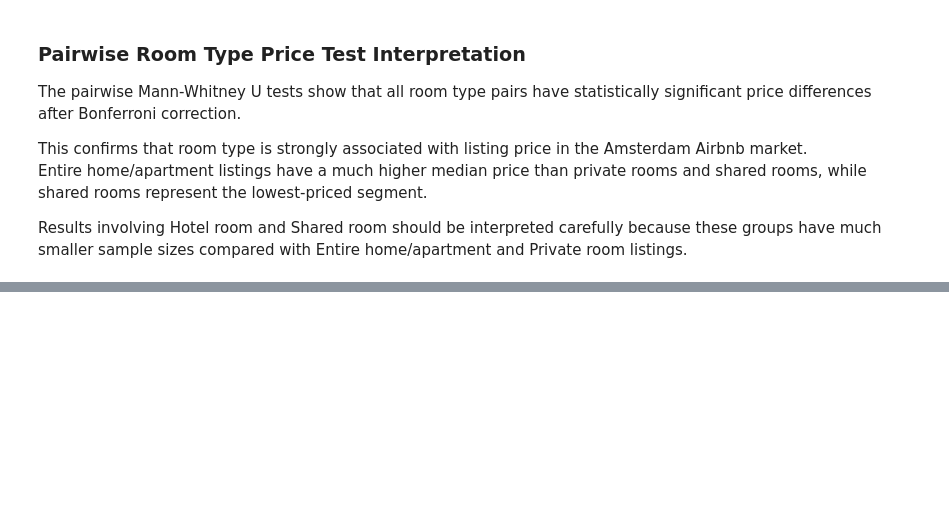
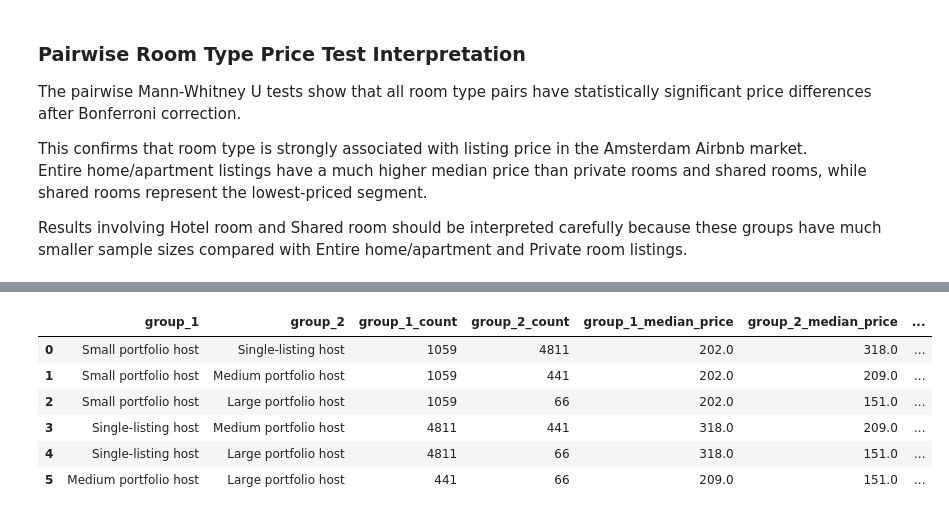
Before and after one commit to Tnadeeja/Inside-Airbnb-Market-Intelligence-Platform-Data-Engineering-Analytics-AI, a Jupyter notebook: notebooks/04_statistical_analysis.ipynb, the cells around one changed output, grey strips where cells are left out. Cells and saved outputs as stored; diff of their text form; code cells hidden in the pictures; blank space fills up the shorter version.

Commit message:
Add host portfolio price statistical tests

```diff
--- a/notebooks/04_statistical_analysis.ipynb
+++ b/notebooks/04_statistical_analysis.ipynb
@@ -313,0 +322,9 @@ Results involving Hotel room and Shared room should be interpreted carefully bec
+# %%
+host_price_df = stats_price_df[
+    stats_price_df["host_portfolio_segment"].notna() &
+    (stats_price_df["host_portfolio_segment"] != "Unknown Host")
+].copy()
+
+print("Valid price listings:", len(stats_price_df))
+print("Listings used for host portfolio price test:", len(host_price_df))
+print("Excluded rows:", len(stats_price_df) - len(host_price_df))
@@ -313,0 +406,72 @@ Results involving Hotel room and Shared room should be interpreted carefully bec
+# %%
+host_segments = host_price_df["host_portfolio_segment"].dropna().unique()
+
+pairwise_host_results = []
+
+for segment_1, segment_2 in combinations(host_segments, 2):
+    group_1 = host_price_df[
+        host_price_df["host_portfolio_segment"] == segment_1
+    ]["price_numeric"].dropna()
+
+    group_2 = host_price_df[
+        host_price_df["host_portfolio_segment"] == segment_2
+    ]["price_numeric"].dropna()
+
+    u_statistic, p_value = stats.mannwhitneyu(
+        group_1,
+        group_2,
+        alternative="two-sided"
+    )
+
+    n1 = len(group_1)
+    n2 = len(group_2)
+
+    rank_biserial_correlation = (2 * u_statistic) / (n1 * n2) - 1
+
+    pairwise_host_results.append({
+        "group_1": segment_1,
+        "group_2": segment_2,
+        "group_1_count": n1,
+        "group_2_count": n2,
+        "group_1_median_price": group_1.median(),
+        "group_2_median_price": group_2.median(),
+        "median_difference_group_1_minus_group_2": group_1.median() - group_2.median(),
+        "u_statistic": u_statistic,
+        "p_value": p_value,
+        "rank_biserial_correlation": rank_biserial_correlation
+    })
+
+pairwise_host_portfolio_price_tests = pd.DataFrame(pairwise_host_results)
+
+number_of_tests = len(pairwise_host_portfolio_price_tests)
+
+pairwise_host_portfolio_price_tests["p_value_bonferroni"] = (
+    pairwise_host_portfolio_price_tests["p_value"] * number_of_tests
+).clip(upper=1)
+
+pairwise_host_portfolio_price_tests["significant_after_bonferroni"] = (
+    pairwise_host_portfolio_price_tests["p_value_bonferroni"] < 0.05
+)
+
+round_columns = [
+    "group_1_median_price",
+    "group_2_median_price",
+    "median_difference_group_1_minus_group_2",
+    "u_statistic",
+    "p_value",
+    "p_value_bonferroni",
+    "rank_biserial_correlation"
+]
+
+for column in round_columns:
+    pairwise_host_portfolio_price_tests[column] = pairwise_host_portfolio_price_tests[column].round(6)
+
+pairwise_host_portfolio_price_tests
+# %% [output]
+|  | group_1 | group_2 | group_1_count | group_2_count | group_1_median_price | group_2_median_price | ... |
+| 0 | Small portfolio host | Single-listing host | 1059 | 4811 | 202.0 | 318.0 | ... |
+| 1 | Small portfolio host | Medium portfolio host | 1059 | 441 | 202.0 | 209.0 | ... |
+| 2 | Small portfolio host | Large portfolio host | 1059 | 66 | 202.0 | 151.0 | ... |
+| 3 | Single-listing host | Medium portfolio host | 4811 | 441 | 318.0 | 209.0 | ... |
+| 4 | Single-listing host | Large portfolio host | 4811 | 66 | 318.0 | 151.0 | ... |
+| 5 | Medium portfolio host | Large portfolio host | 441 | 66 | 209.0 | 151.0 | ... |
```
Also changed, not shown: parts of 8 cells of this notebook, 3 other files.
